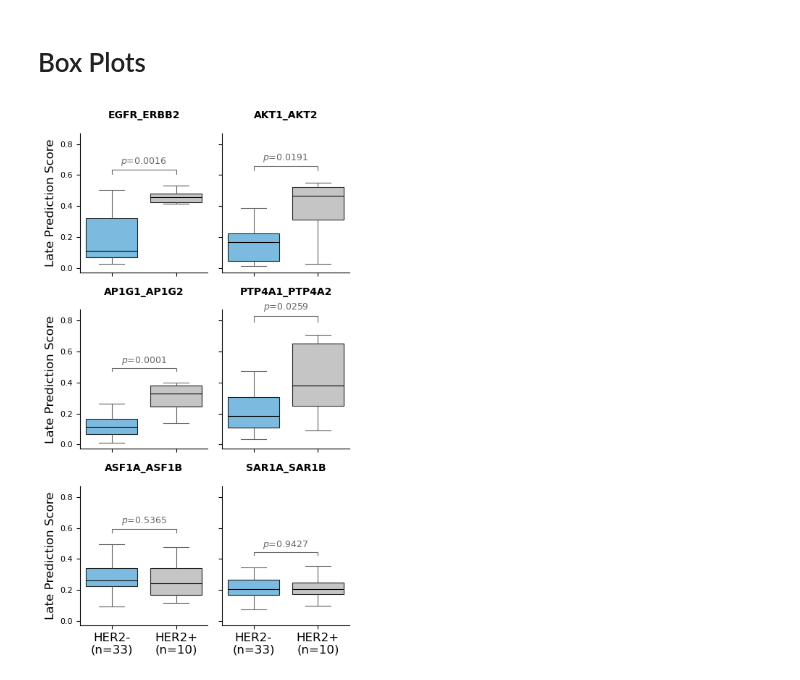
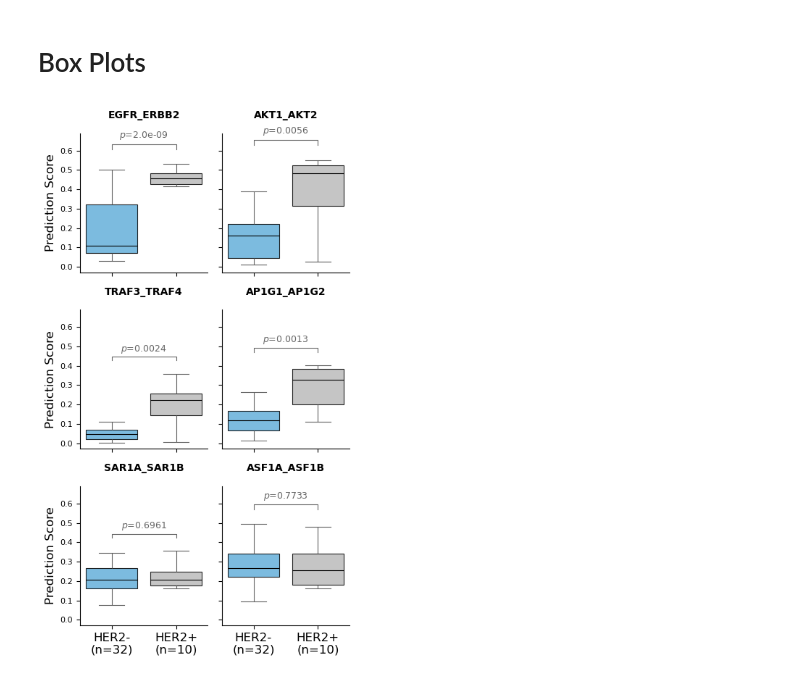
Before and after one commit to cancergenetics/context_specific_paralog_SL, a Jupyter notebook: notebooks/06_visualization/fig6_breast_cancer_map.ipynb, the cells around one changed output. Cells and saved outputs as stored; diff of their text form; code cells hidden in the pictures.

```diff
--- a/notebooks/06_visualization/fig6_breast_cancer_map.ipynb
+++ b/notebooks/06_visualization/fig6_breast_cancer_map.ipynb
@@ -26,8 +23,8 @@ get_data_path = lambda folders, fname: os.path.normpath(
 breast_cancer_path = get_data_path(['data', 'output', 'breast_cancer'], 'paralog_pairs_breast_cancer_df_fully_annotated_with_essentials.parquet')
 
 # models
-file_RF_model_contextualized = get_data_path(['data', 'output', 'models'], 'contextualized_integration_model.pickle')
-file_RF_model_full = get_data_path(['data', 'output', 'models'], 'full_integration_model.pickle')
+file_RF_model_contextualized = get_data_path(['data', 'output', 'models'], 'contextualised_model.pickle')
+file_RF_model_full = get_data_path(['data', 'output', 'models'], 'full_model.pickle')
 
 figure_path_box_plot_her = get_data_path(['figures'], 'box_plots_her_mutated.png')
 # %%
@@ -122,10 +119,10 @@ all_predictions.head()
 # %%
 all_predictions_her_labeled = all_predictions.copy()
 all_predictions_her_labeled = all_predictions_her_labeled.assign(
-    mut_binary=all_predictions_her_labeled['her_label'].map({
-        'her2_neg': 0,
-        'her2_pos': 1,
-        'unknown': np.nan
+    mut_binary=all_predictions_her_labeled['consensus_her2_status'].map({
+        'Negative': 0,
+        'Positive': 1,
+        'Unknown': np.nan
     })
 )
 
@@ -855,15 +194,21 @@ def draw_cont_graph(df, feature, ax, label=None, fliers=True, show_points=True,
     ax.tick_params(axis='y', rotation=0, labelsize=8)
     ax.legend().remove()
 
-    #ax.set_xticklabels([f'WT \n(n={not_mutated})', f'M \n(n={mutated})'], fontsize=12)
-    #ax.set_xticklabels([f'HER- \n(n={not_mutated})', f'HER+ \n(n={mutated})'], fontsize=12)
-
     if draw_signif:
-        pval = stats.mannwhitneyu(df.loc[df['mut_binary'] == 1, feature], df.loc[df['mut_binary'] == 0, feature], alternative="two-sided")[1]
-        upper_whisker = max(compute_upper_whisker(df.loc[df['mut_binary'] == 1], feature), compute_upper_whisker(df.loc[df['mut_binary'] == 0], feature))
+        # Welch's t-test (unequal variances)
+        pval = stats.ttest_ind(
+            df.loc[df['mut_binary'] == 1, feature],
+            df.loc[df['mut_binary'] == 0, feature],
+            equal_var=False,
+            nan_policy='omit'
+        )[1]
+        upper_whisker = max(
+            compute_upper_whisker(df.loc[df['mut_binary'] == 1], feature),
+            compute_upper_whisker(df.loc[df['mut_binary'] == 0], feature)
+        )
         draw_signif_line(ax, 0, 1, upper_whisker + 0.05, pval, hd)
 # %%
-selected_genepairs = ['EGFR_ERBB2', 'AKT1_AKT2', 'AP1G1_AP1G2', 'PTP4A1_PTP4A2', 'ASF1A_ASF1B', 'SAR1A_SAR1B']
+selected_genepairs = ['EGFR_ERBB2', 'AKT1_AKT2', 'TRAF3_TRAF4', 'AP1G1_AP1G2', 'SAR1A_SAR1B', 'ASF1A_ASF1B']
 
 fig, axes = plt.subplots(3, 2, figsize=(4.5, 9), sharey=True, sharex=True)
 
@@ -880,34 +225,34 @@ for i, gene_pair in enumerate(selected_genepairs):
         n_her_pos = (df['mut_binary'] == 1).sum()
 
         if n_her_neg > 0 and n_her_pos > 0:
             # Create box plot for this gene pair
             xticklabels = [f'HER2-\n(n={n_her_neg})', f'HER2+\n(n={n_her_pos})']
             draw_cont_graph(df, 'full_prediction_score', ax,
-                           label='Full Prediction Score',
+                           label='Prediction Score',
                            xticklabels=xticklabels,
                            draw_signif=True, hd=22)
 
             ax.set_title(gene_pair, fontsize=10, fontweight='bold', pad=15)
         else:
             ax.text(0.5, 0.5, f'{gene_pair}\nInsufficient data',
                    ha='center', va='center', transform=ax.transAxes, fontsize=9)
             ax.set_xticks([])
             ax.set_yticks([])
     else:
         ax.text(0.5, 0.5, f'{gene_pair}\nNo data',
                ha='center', va='center', transform=ax.transAxes, fontsize=9)
         ax.set_xticks([])
         ax.set_yticks([])
 
 # Hide the last unused subplot (position [1,3])
 #axes[1, 3].set_visible(False)
 
 # Add overall title and layout
 plt.tight_layout(rect=[0, 0.03, 1, 0.90])
 
 # Save combined plot
-combined_output_path = get_data_path(['figures'], 'box_plots_her_combined_full_scores_v3.png')
-plt.savefig(combined_output_path, dpi=500, bbox_inches='tight')
+#combined_output_path = get_data_path(['figures'], 'box_plots_her_combined_full_scores_v3.png')
+#plt.savefig(combined_output_path, dpi=500, bbox_inches='tight')
 plt.show()
 # %% [output]
-[figure, old version]
+[figure, new version]
```
Also changed, not shown: parts of 24 cells of this notebook, 10 other files.
